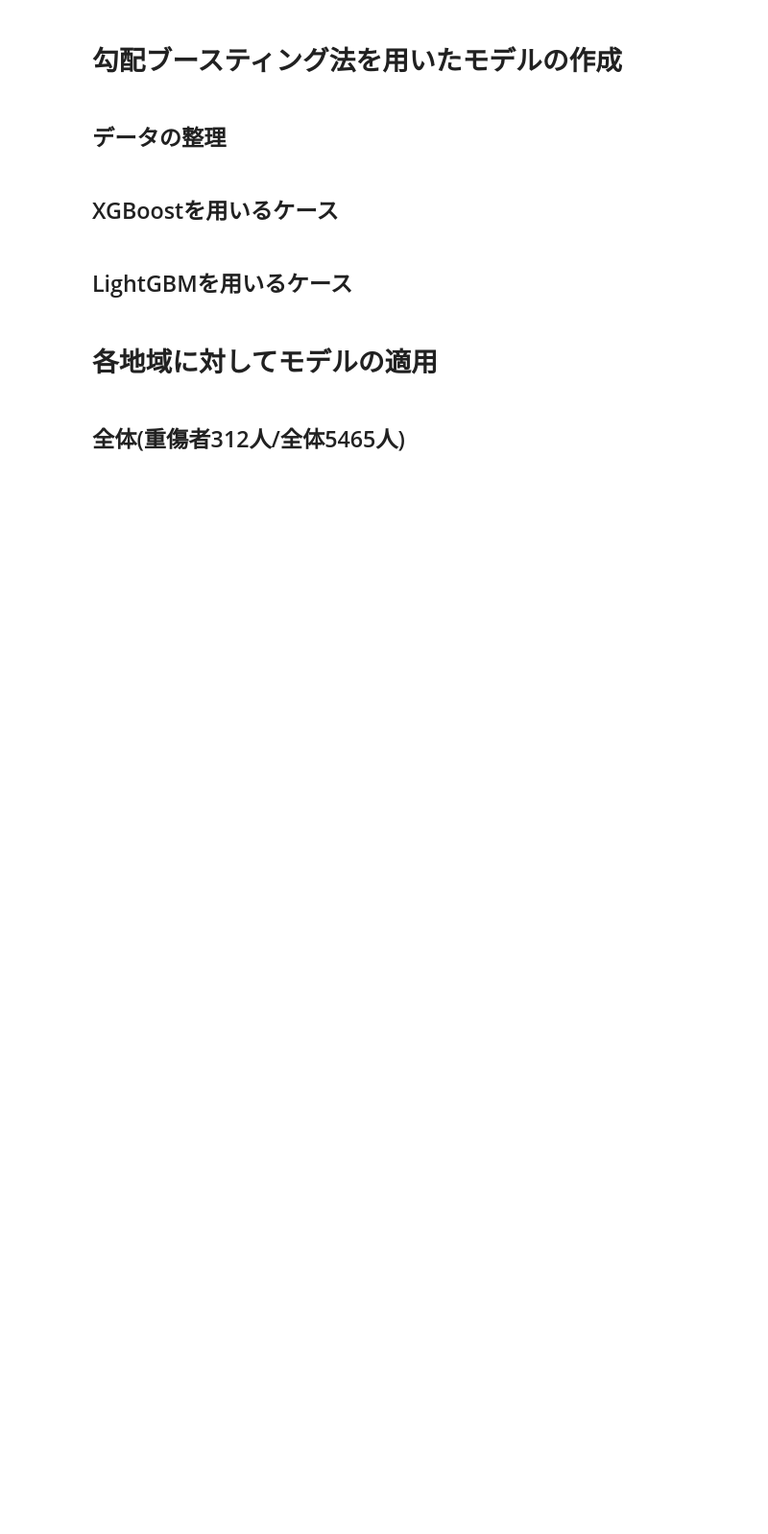
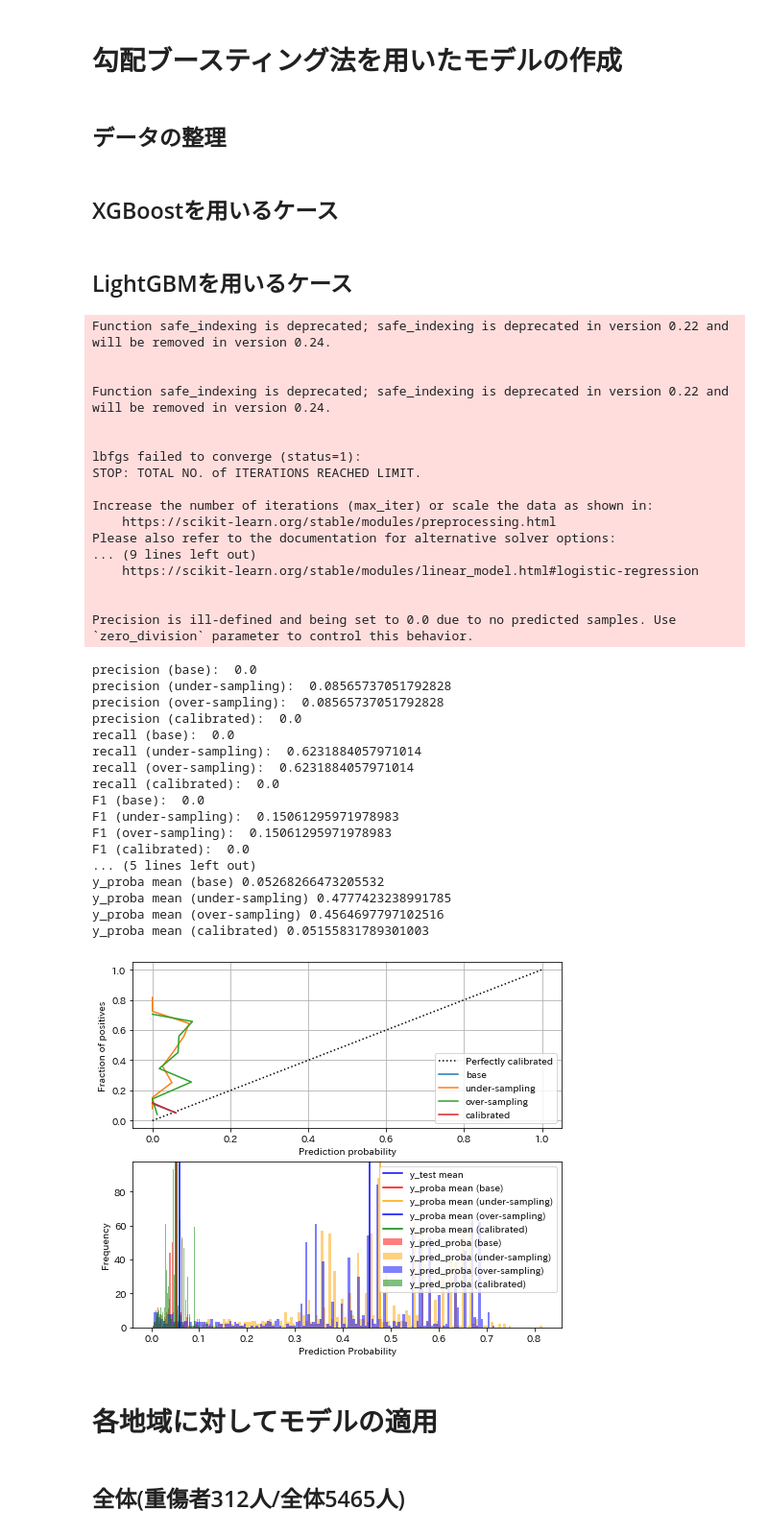
Before and after one commit to ostk0069/COVID-19-Basic-Analysis, a Jupyter notebook: signate_covid19_case_data.ipynb, the cells around one changed output. Shown: that part at 96% size. Saved outputs shown, nothing was run; the diff lists cells and outputs as text; code cells hidden in the pictures; blank space fills up the shorter version.

Commit message:
add classification feature with over and under sampling

```diff
--- a/signate_covid19_case_data.ipynb
+++ b/signate_covid19_case_data.ipynb
@@ -303,3 +313,8 @@ def cross_validation(df, random_state = 0):
 # 今回はオーバーサンプリングとアンダーサンプリングの２種類を用いて不均衡なデータでも十分な分析ができるようにする
 # %% [markdown]
 ## LightGBMを用いるケース
+# %%
+# サンプリングレートを元に確率を補正する
+def probability_calibration(y_proba, beta):
+    calibrated_proba = y_proba / (y_proba + (1 - y_proba) / beta)
+    return calibrated_proba
@@ -306,3 +429,41 @@ def cross_validation(df, random_state = 0):
+# %%
+check_classification(df_new)
+# %% [output]
+Function safe_indexing is deprecated; safe_indexing is deprecated in version 0.22 and will be removed in version 0.24.
+
+
+Function safe_indexing is deprecated; safe_indexing is deprecated in version 0.22 and will be removed in version 0.24.
+
+
+lbfgs failed to converge (status=1):
+STOP: TOTAL NO. of ITERATIONS REACHED LIMIT.
+
+Increase the number of iterations (max_iter) or scale the data as shown in:
+    https://scikit-learn.org/stable/modules/preprocessing.html
+Please also refer to the documentation for alternative solver options:
+... (9 lines left out)
+    https://scikit-learn.org/stable/modules/linear_model.html#logistic-regression
+
+
+Precision is ill-defined and being set to 0.0 due to no predicted samples. Use `zero_division` parameter to control this behavior.
+precision (base):  0.0
+precision (under-sampling):  0.08565737051792828
+precision (over-sampling):  0.08565737051792828
+precision (calibrated):  0.0
+recall (base):  0.0
+recall (under-sampling):  0.6231884057971014
+recall (over-sampling):  0.6231884057971014
+recall (calibrated):  0.0
+F1 (base):  0.0
+F1 (under-sampling):  0.15061295971978983
+F1 (over-sampling):  0.15061295971978983
+F1 (calibrated):  0.0
+... (5 lines left out)
+y_proba mean (base) 0.05268266473205532
+y_proba mean (under-sampling) 0.4777423238991785
+y_proba mean (over-sampling) 0.4564697797102516
+y_proba mean (calibrated) 0.05155831789301003
+[figure, added]
 # %% [markdown]
 # 各地域に対してモデルの適用
 # %% [markdown]
```
Also changed, not shown: parts of 7 cells of this notebook.
